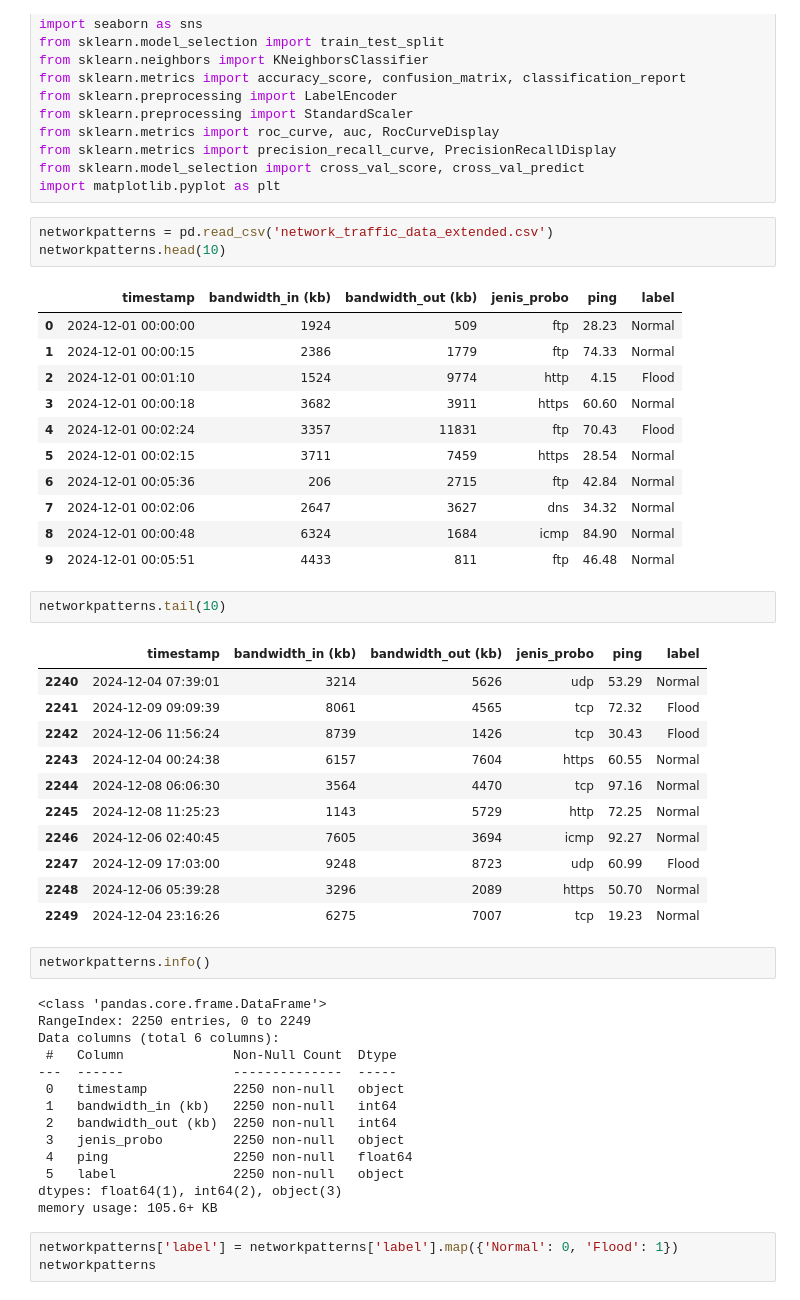
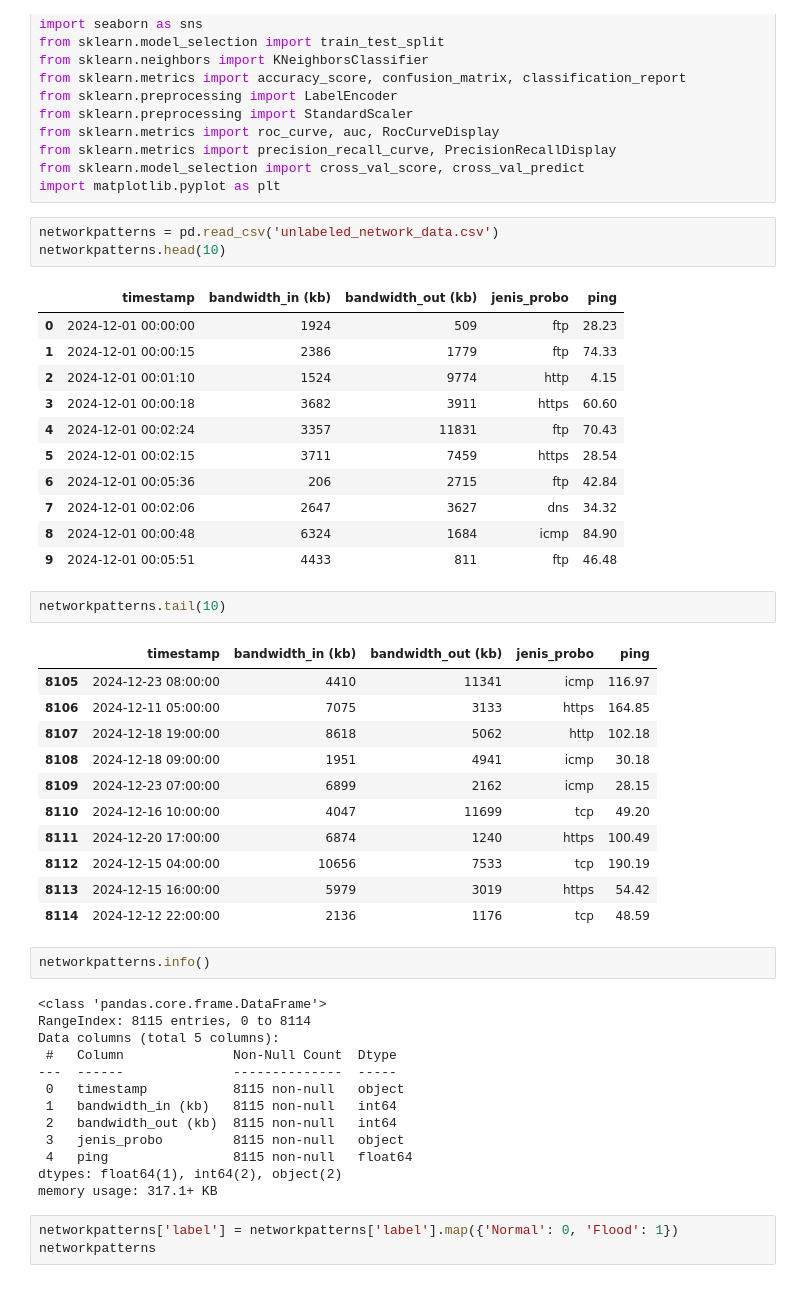
Before and after one commit to NaufalDekha002/NFD_MachineLearning, a Jupyter notebook: NFD_With_K-Means.ipynb, the cells around one changed output. Saved outputs shown, nothing was run; the diff lists cells and outputs as text.

```diff
--- a/NFD_With_K-Means.ipynb
+++ b/NFD_With_K-Means.ipynb
@@ -13,50 +13,49 @@ from sklearn.metrics import precision_recall_curve, PrecisionRecallDisplay
 from sklearn.model_selection import cross_val_score, cross_val_predict
 import matplotlib.pyplot as plt
 # %%
-networkpatterns = pd.read_csv('network_traffic_data_extended.csv')
+networkpatterns = pd.read_csv('unlabeled_network_data.csv')
 networkpatterns.head(10)
 # %% [output]
-|  | timestamp | bandwidth_in (kb) | bandwidth_out (kb) | jenis_probo | ping | label |
-| 0 | 2024-12-01 00:00:00 | 1924 | 509 | ftp | 28.23 | Normal |
-| 1 | 2024-12-01 00:00:15 | 2386 | 1779 | ftp | 74.33 | Normal |
-| 2 | 2024-12-01 00:01:10 | 1524 | 9774 | http | 4.15 | Flood |
-| 3 | 2024-12-01 00:00:18 | 3682 | 3911 | https | 60.60 | Normal |
-| 4 | 2024-12-01 00:02:24 | 3357 | 11831 | ftp | 70.43 | Flood |
-| 5 | 2024-12-01 00:02:15 | 3711 | 7459 | https | 28.54 | Normal |
-| 6 | 2024-12-01 00:05:36 | 206 | 2715 | ftp | 42.84 | Normal |
-| 7 | 2024-12-01 00:02:06 | 2647 | 3627 | dns | 34.32 | Normal |
-| 8 | 2024-12-01 00:00:48 | 6324 | 1684 | icmp | 84.90 | Normal |
-| 9 | 2024-12-01 00:05:51 | 4433 | 811 | ftp | 46.48 | Normal |
+|  | timestamp | bandwidth_in (kb) | bandwidth_out (kb) | jenis_probo | ping |
+| 0 | 2024-12-01 00:00:00 | 1924 | 509 | ftp | 28.23 |
+| 1 | 2024-12-01 00:00:15 | 2386 | 1779 | ftp | 74.33 |
+| 2 | 2024-12-01 00:01:10 | 1524 | 9774 | http | 4.15 |
+| 3 | 2024-12-01 00:00:18 | 3682 | 3911 | https | 60.60 |
+| 4 | 2024-12-01 00:02:24 | 3357 | 11831 | ftp | 70.43 |
+| 5 | 2024-12-01 00:02:15 | 3711 | 7459 | https | 28.54 |
+| 6 | 2024-12-01 00:05:36 | 206 | 2715 | ftp | 42.84 |
+| 7 | 2024-12-01 00:02:06 | 2647 | 3627 | dns | 34.32 |
+| 8 | 2024-12-01 00:00:48 | 6324 | 1684 | icmp | 84.90 |
+| 9 | 2024-12-01 00:05:51 | 4433 | 811 | ftp | 46.48 |
 # %%
 networkpatterns.tail(10)
 # %% [output]
-|  | timestamp | bandwidth_in (kb) | bandwidth_out (kb) | jenis_probo | ping | label |
-| 2240 | 2024-12-04 07:39:01 | 3214 | 5626 | udp | 53.29 | Normal |
-| 2241 | 2024-12-09 09:09:39 | 8061 | 4565 | tcp | 72.32 | Flood |
-| 2242 | 2024-12-06 11:56:24 | 8739 | 1426 | tcp | 30.43 | Flood |
-| 2243 | 2024-12-04 00:24:38 | 6157 | 7604 | https | 60.55 | Normal |
-| 2244 | 2024-12-08 06:06:30 | 3564 | 4470 | tcp | 97.16 | Normal |
-| 2245 | 2024-12-08 11:25:23 | 1143 | 5729 | http | 72.25 | Normal |
-| 2246 | 2024-12-06 02:40:45 | 7605 | 3694 | icmp | 92.27 | Normal |
-| 2247 | 2024-12-09 17:03:00 | 9248 | 8723 | udp | 60.99 | Flood |
-| 2248 | 2024-12-06 05:39:28 | 3296 | 2089 | https | 50.70 | Normal |
-| 2249 | 2024-12-04 23:16:26 | 6275 | 7007 | tcp | 19.23 | Normal |
+|  | timestamp | bandwidth_in (kb) | bandwidth_out (kb) | jenis_probo | ping |
+| 8105 | 2024-12-23 08:00:00 | 4410 | 11341 | icmp | 116.97 |
+| 8106 | 2024-12-11 05:00:00 | 7075 | 3133 | https | 164.85 |
+| 8107 | 2024-12-18 19:00:00 | 8618 | 5062 | http | 102.18 |
+| 8108 | 2024-12-18 09:00:00 | 1951 | 4941 | icmp | 30.18 |
+| 8109 | 2024-12-23 07:00:00 | 6899 | 2162 | icmp | 28.15 |
+| 8110 | 2024-12-16 10:00:00 | 4047 | 11699 | tcp | 49.20 |
+| 8111 | 2024-12-20 17:00:00 | 6874 | 1240 | https | 100.49 |
+| 8112 | 2024-12-15 04:00:00 | 10656 | 7533 | tcp | 190.19 |
+| 8113 | 2024-12-15 16:00:00 | 5979 | 3019 | https | 54.42 |
+| 8114 | 2024-12-12 22:00:00 | 2136 | 1176 | tcp | 48.59 |
 # %%
 networkpatterns.info()
 # %% [output]
 <class 'pandas.core.frame.DataFrame'>
-RangeIndex: 2250 entries, 0 to 2249
-Data columns (total 6 columns):
+RangeIndex: 8115 entries, 0 to 8114
+Data columns (total 5 columns):
  #   Column              Non-Null Count  Dtype
 ---  ------              --------------  -----
- 0   timestamp           2250 non-null   object
- 1   bandwidth_in (kb)   2250 non-null   int64
- 2   bandwidth_out (kb)  2250 non-null   int64
- 3   jenis_probo         2250 non-null   object
- 4   ping                2250 non-null   float64
- 5   label               2250 non-null   object
-dtypes: float64(1), int64(2), object(3)
-memory usage: 105.6+ KB
+ 0   timestamp           8115 non-null   object
+ 1   bandwidth_in (kb)   8115 non-null   int64
+ 2   bandwidth_out (kb)  8115 non-null   int64
+ 3   jenis_probo         8115 non-null   object
+ 4   ping                8115 non-null   float64
+dtypes: float64(1), int64(2), object(2)
+memory usage: 317.1+ KB
 # %%
 networkpatterns['label'] = networkpatterns['label'].map({'Normal': 0, 'Flood': 1})
 networkpatterns
```
